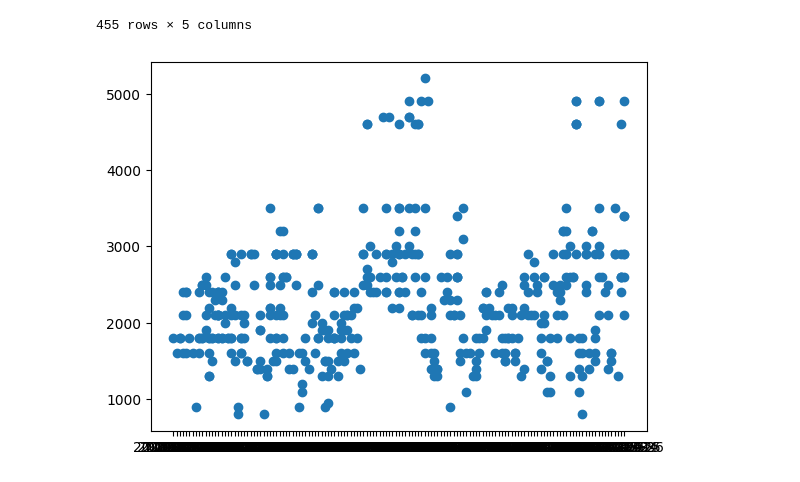
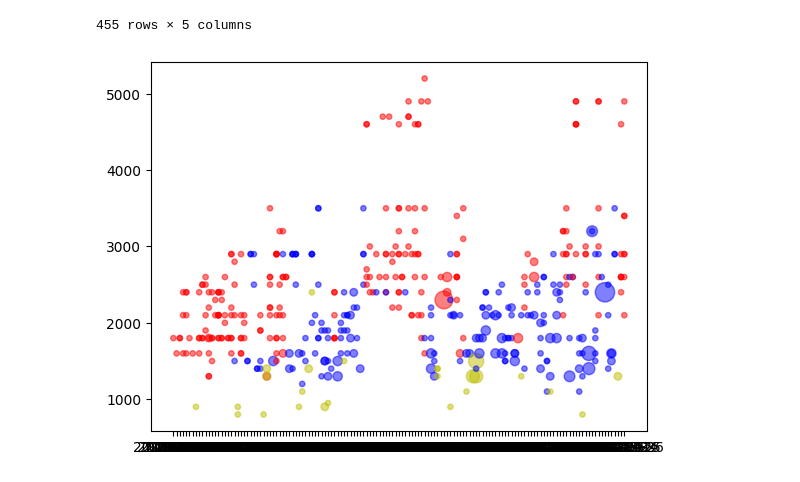
Before and after one commit to raymur/mp-plot, a Jupyter notebook: parse_ticks.ipynb, the cells around one changed output. Cells and saved outputs as stored; diff of their text form; code cells hidden in the pictures.

Commit message:
got e2e working, improved graphing in notebook

```diff
--- a/parse_ticks.ipynb
+++ b/parse_ticks.ipynb
@@ -37,7 +74,10 @@ df
 # %%
 x = df['Date']
 y = df['Rating Code']
-plt.scatter(x, y)
+c = df.apply(lambda x : 'y' if (x['Style'] == 'Solo') else ('r' if (x['Route Type'] == 'Sport') else 'b') , axis=1)
+area = (15*df['Pitches'])
+plt.scatter(x, y, c=c, s=area, alpha=0.5)
+plt.savefig('tick_plot.png')
 plt.show()
 # %% [output]
-[figure, old version]
+[figure, new version]
```
Also changed, not shown: parts of 3 cells of this notebook, 7 other files.
